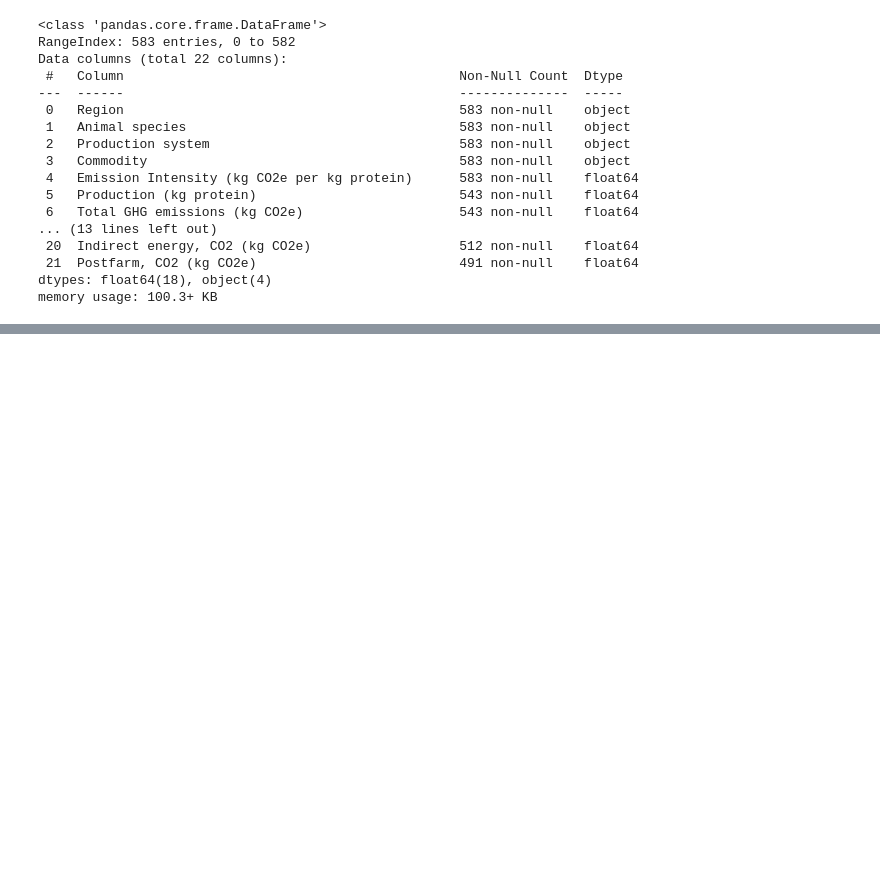
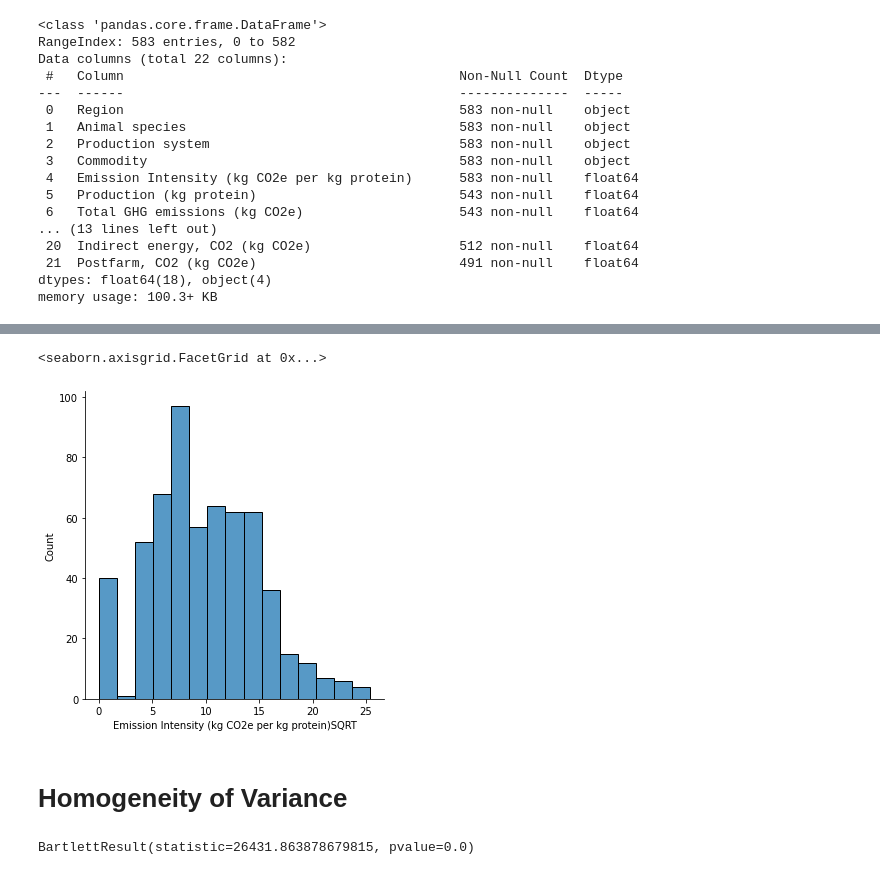
Before and after one commit to AAnthonyF/GLEAMone, a Jupyter notebook: Untitled.ipynb, the cells around one changed output, grey strips where cells are left out. Cells and saved outputs as stored; diff of their text form; code cells hidden in the pictures; blank space fills up the shorter version.

```diff
--- a/Untitled.ipynb
+++ b/Untitled.ipynb
@@ -83,0 +116,3 @@ def Production_system (series):
+# %%
+GLEAM1['Emission Intensity (kg CO2e per kg protein)SQRT'] = np.sqrt(GLEAM1['Emission Intensity (kg CO2e per kg protein)'])
+GLEAM1.head()
@@ -83,0 +126,11 @@ def Production_system (series):
+# %%
+sns.displot(GLEAM1['Emission Intensity (kg CO2e per kg protein)SQRT'])
+# %% [output]
+<seaborn.axisgrid.FacetGrid at 0x...>
+[figure, added]
+# %% [markdown]
+# Homogeneity of Variance
+# %%
+scipy.stats.bartlett(GLEAM1['Emission Intensity (kg CO2e per kg protein)SQRT'], GLEAM1['Total N2O emissions (kg CO2e)'])
+# %% [output]
+BartlettResult(statistic=26431.863878679815, pvalue=0.0)
```
Also changed, not shown: parts of 12 cells of this notebook.
